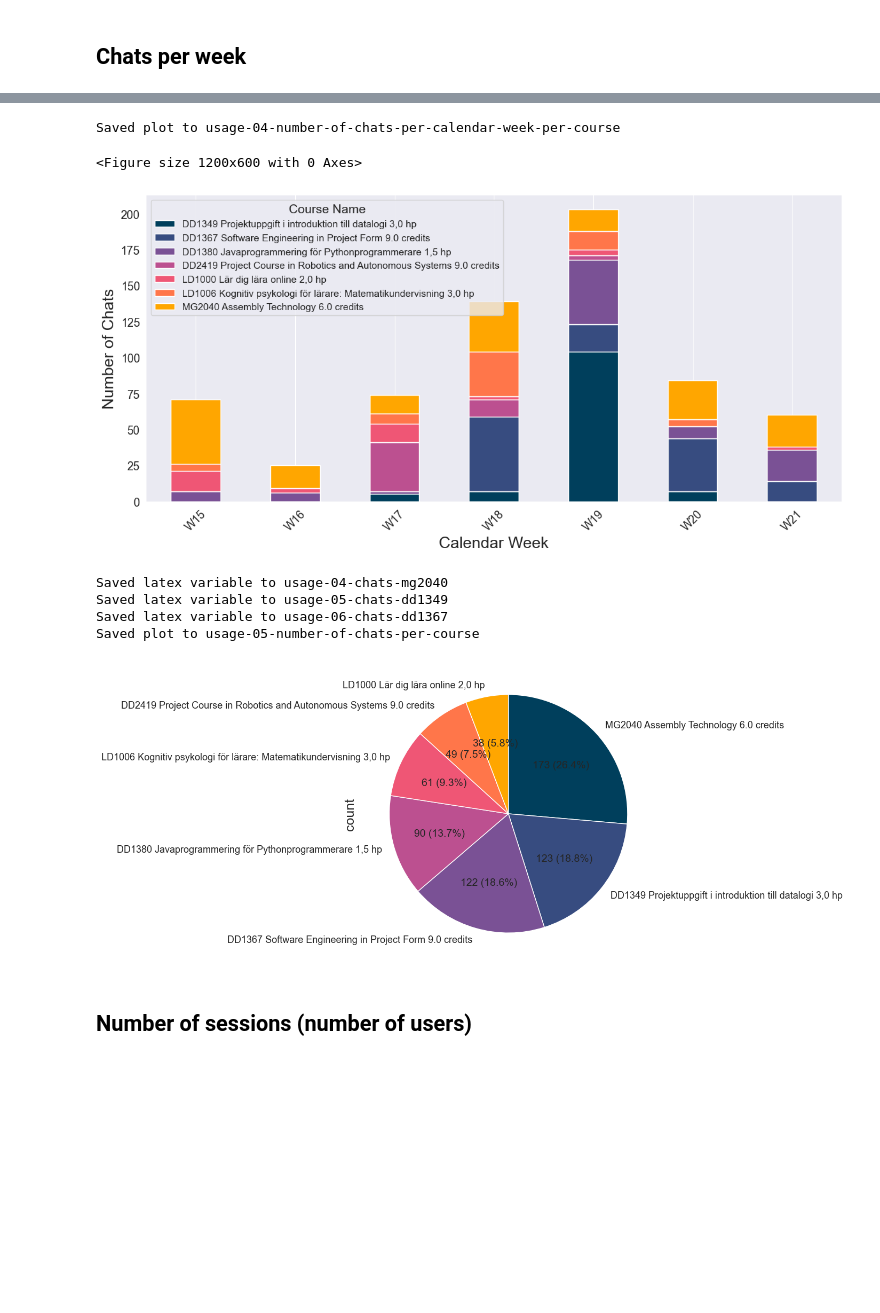
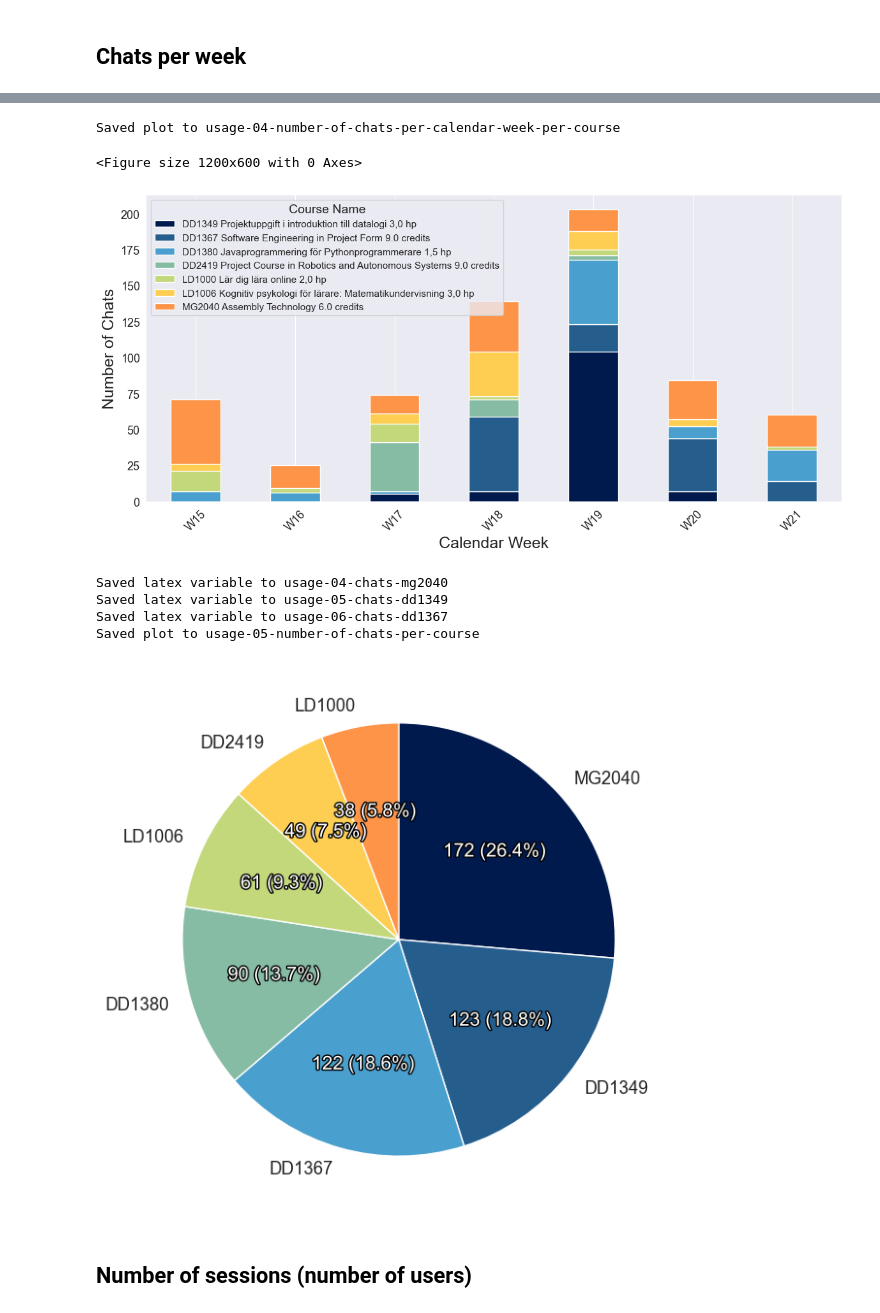
Before and after one commit to nattvara/DA231X, a Jupyter notebook: results/notebooks/usage.ipynb, the cells around one changed output, grey strips where cells are left out. Saved outputs shown, nothing was run; the diff lists cells and outputs as text; code cells hidden in the pictures; blank space fills up the shorter version.

Commit message:
tweak color of all charts and make them higher resolution

```diff
--- a/results/notebooks/usage.ipynb
+++ b/results/notebooks/usage.ipynb
@@ -26,10 +27,10 @@ plt.rcParams['figure.titlesize'] = 18
 # %%
 def set_custom_palette(palette_id):
     palettes = {
-        7: ["#003f5c", "#374c80", "#7a5195", "#bc5090", "#ef5675", "#ff764a", "#ffa600"],
-        1: ["#004aaa", "#004aaa"],
-        2: ["#488f31", "#de425b"],
-        3: ["#003f5c", "#bc5090", "#ffa600"]
+        7: ["#011a4d", "#255d8d", "#499fcd", "#86bca4", "#c2d87a", "#fece52", "#fe9448"],
+        1: ["#7b96ff", "#7b96ff"],
+        2: ["#ff5900", "#00a6ff"],
+        3: ["#1e4a76", "#5fa3bf", "#f3b15d"]
     }
 
     if palette_id in palettes:
@@ -282,42 +283,50 @@ plt.show()
 # %% [output]
 Saved plot to usage-04-number-of-chats-per-calendar-week-per-course
 <Figure size 1200x600 with 0 Axes>
-[figure, old version]
+[figure, new version]
 # %%
 df_chats = dataframes['chats']
 df_sessions = dataframes['sessions']
 df_courses = dataframes['courses']
 
 df_chats['created_at'] = pd.to_datetime(df_chats['created_at'])
 
 df_merged = pd.merge(df_chats, df_sessions[['id', 'is_test_user']], left_on='session_id', right_on='id', how='left')
 
 df_filtered = df_merged[df_merged['is_test_user'] == False].copy()
 df_filtered = df_filtered[pd.to_datetime(df_filtered['created_at']).dt.date >= pd.to_datetime('2024-04-18').date()]
 
 df_filtered = df_filtered[~df_filtered['course_id'].isin(exclude_courses)]
 
 df_filtered_with_names = pd.merge(df_filtered, df_courses, left_on='course_id', right_on='id', how='left', suffixes=('', '_course'))
 
-total_chats_per_course = df_filtered_with_names['name'].value_counts()
+total_chats_per_course = df_filtered_with_names['name'].str.split().str[0].value_counts()
 
 set_custom_palette(7)
 plt.figure(figsize=(12, 6))
-total_chats_per_course.plot(kind='pie', autopct=lambda p: '{:.0f} ({:.1f}%)'.format(p * total_chats_per_course.sum() / 100, p), startangle=90, counterclock=False)
+def autopct_format(pct):
+    total = sum(total_chats_per_course)
+    val = int(pct * total / 100.0)
+    return f'{val} ({pct:.1f}%)'
 
-save_variable("usage-04-chats-mg2040", str(total_chats_per_course['MG2040 Assembly Technology 6.0 credits']))
-save_variable("usage-05-chats-dd1349", str(total_chats_per_course['DD1349 Projektuppgift i introduktion till datalogi 3,0 hp']))
-save_variable("usage-06-chats-dd1367", str(total_chats_per_course['DD1367 Software Engineering in Project Form 9.0 credits']))
+patches, texts, autotexts = plt.pie(total_chats_per_course, labels=total_chats_per_course.index, autopct=autopct_format, startangle=90, counterclock=False)
+for text in autotexts:
+    text.set_color("white")
+    text.set_path_effects([path_effects.Stroke(linewidth=2, foreground='black'), path_effects.Normal()])
+
+save_variable("usage-04-chats-mg2040", str(total_chats_per_course['MG2040']))
+save_variable("usage-05-chats-dd1349", str(total_chats_per_course['DD1349']))
+save_variable("usage-06-chats-dd1367", str(total_chats_per_course['DD1367']))
 
 plt.tight_layout()
 save_plot(plt, "usage-05-number-of-chats-per-course", "Number of chats held by in each course", "fig:usage_03_number_of_chats_per_course")
 plt.show()
 # %% [output]
 Saved latex variable to usage-04-chats-mg2040
 Saved latex variable to usage-05-chats-dd1349
 Saved latex variable to usage-06-chats-dd1367
 Saved plot to usage-05-number-of-chats-per-course
-[figure, old version]
+[figure, new version]
 # %% [markdown]
 ## Number of sessions (number of users)
 # %%
```
Also changed, not shown: parts of 12 cells of this notebook, 32 other files.
